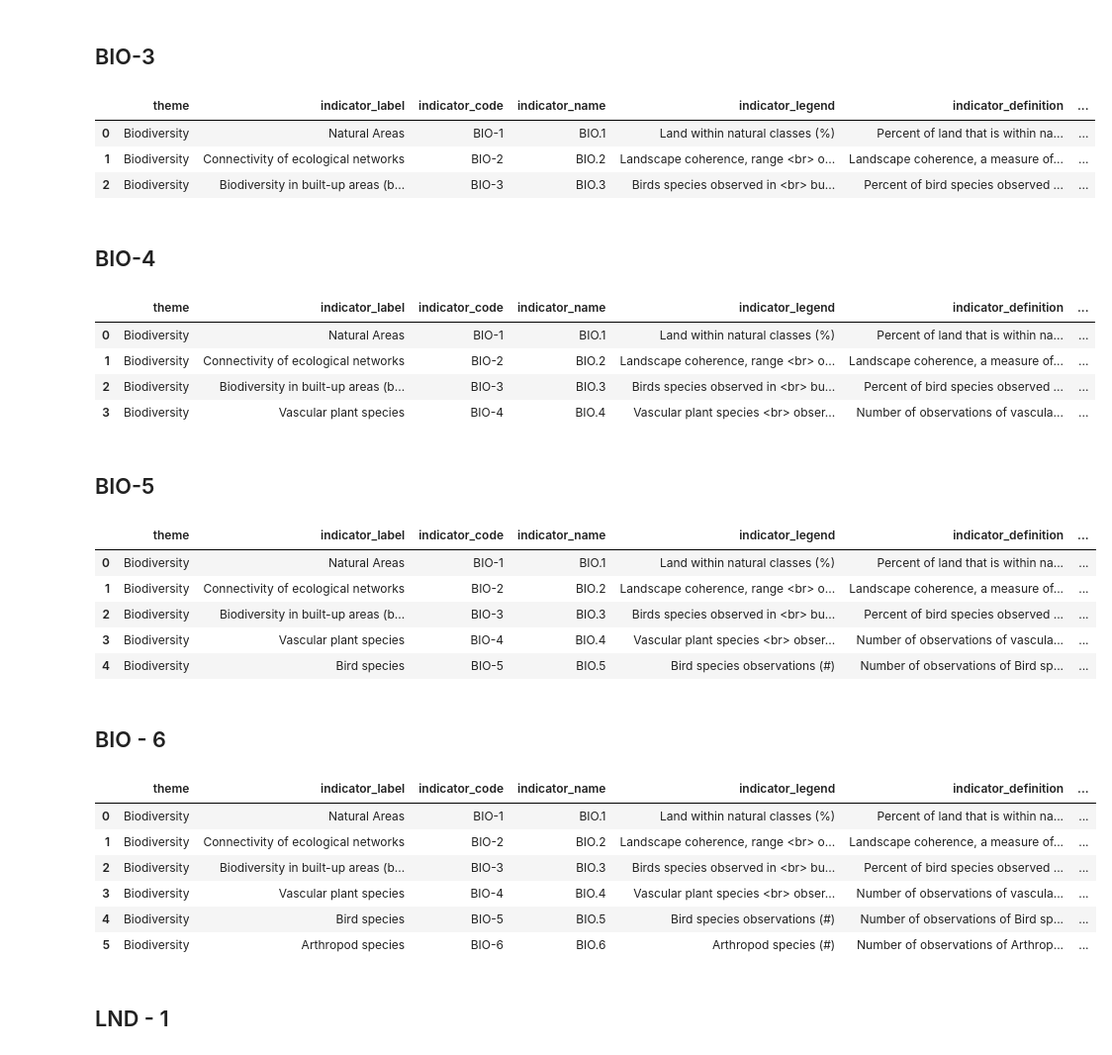
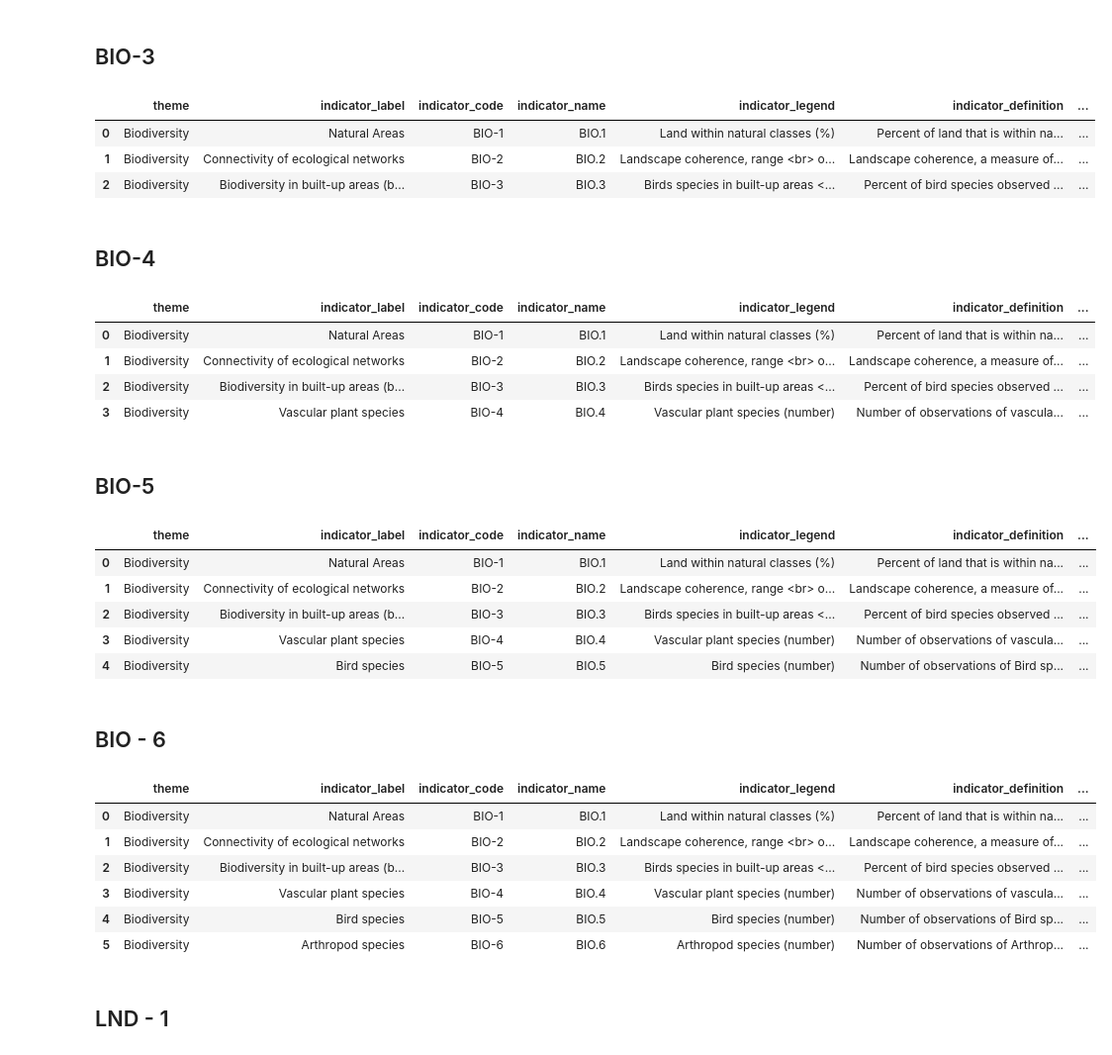
Before and after one commit to wri/cities-urbanshift, a Jupyter notebook: baseline-indicators/define-indicators.ipynb, the cells around one changed output. Shown: that part at 99% size. Saved outputs shown, nothing was run; the diff lists cells and outputs as text; code cells hidden in the pictures.

Commit message:
update indicators definition

```diff
--- a/baseline-indicators/define-indicators.ipynb
+++ b/baseline-indicators/define-indicators.ipynb
@@ -294,8 +294,9 @@ indicators_definitions_v4 = indicators_definitions_v4.append({'theme' : 'Biodive
                                                            'indicator_label' : 'Biodiversity in built-up areas (birds)',
                                                            'indicator_code' : 'BIO-3',
                                                            'indicator_name' : 'BIO.3',
-                                                           'indicator_legend': 'Birds species observed in <br> built-up areas as share of those <br> observed in all areas (%)',
-                                                           'indicator_definition' : 'Percent of bird species observed in all areas that were observed in built-up areas',
+                                                           #'indicator_legend': 'Birds species observed in <br> built-up areas as share of those <br> observed in all areas (%)',
+                                                           'indicator_legend': 'Birds species in built-up areas <br> as share of those in all areas (%)',
+                                                            'indicator_definition' : 'Percent of bird species observed in all areas that were observed in built-up areas',
                                                            'data_sources' : '<a href="https://developers.google.com/earth-engine/datasets/catalog/ESA_WorldCover_v100">ESA WorldCover</a>; <a href="https://www.gbif.org/occurrence/download/0197178-210914110416597">Global Biodiversity Information Facility</a>',
                                                            'importance' : 'Cities often include large amounts of built-up land and brownfield sites. These areas are not typically thought of as high-quality habitat, but they can support some species. This indicator reflects the ability of built-up areas to support biodiversity, using birds as an indicator group. Built-up areas include impermeable surfaces like buildings, roads, drainage channels, etc., and anthropogenic green spaces like roof gardens, roadside planting, golf courses, private gardens, cemeteries, lawns, urban parks, etc. ',
                                                            'methods' : 'The indicator is calculated as: (Number of bird species observed in built-up areas)/(number of bird species observed in all areas of city). For built-up areas we used the ESA WorldCover 2020 land-use classification for built-up land. For bird species number, we estimated the saturation levels of species-area curves as described for indicators BIO-4, BIO-5, and BIO-6, using research-grade observations of birds in the years 2016-2021 in the iNaturalist database (accessed through the Global Biodiversity Information Facility (GBIF.org 2022)) that occurred on built-up land. Note that because we lack reliable data on which species are native, our estimates probably include introduced species. '},
@@ -307,7 +308,7 @@ indicators_definitions_v4
 |  | theme | indicator_label | indicator_code | indicator_name | indicator_legend | indicator_definition | ... |
 | 0 | Biodiversity | Natural Areas | BIO-1 | BIO.1 | Land within natural classes (%) | Percent of land that is within na... | ... |
 | 1 | Biodiversity | Connectivity of ecological networks | BIO-2 | BIO.2 | Landscape coherence, range <br> o... | Landscape coherence, a measure of... | ... |
-| 2 | Biodiversity | Biodiversity in built-up areas (b... | BIO-3 | BIO.3 | Birds species observed in <br> bu... | Percent of bird species observed ... | ... |
+| 2 | Biodiversity | Biodiversity in built-up areas (b... | BIO-3 | BIO.3 | Birds species in built-up areas <... | Percent of bird species observed ... | ... |
 # %% [markdown]
 ## BIO-4
 # %%
@@ -315,6 +316,6 @@ indicators_definitions_v4 = indicators_definitions_v4.append({'theme' : 'Biodive
                                                            'indicator_label' : 'Vascular plant species',
                                                            'indicator_code' : 'BIO-4',
                                                            'indicator_name' : 'BIO.4',
-                                                           'indicator_legend': 'Vascular plant species <br> observations (#)',
+                                                           'indicator_legend': 'Vascular plant species (number)',
                                                            'indicator_definition' : 'Number of observations of vascular plants species (2016-2021) ',
                                                            'data_sources' : '<a href="https://www.gbif.org/occurrence/download/0197178-210914110416597">iNaturalist </a> ',
@@ -328,8 +329,8 @@ indicators_definitions_v4
 |  | theme | indicator_label | indicator_code | indicator_name | indicator_legend | indicator_definition | ... |
 | 0 | Biodiversity | Natural Areas | BIO-1 | BIO.1 | Land within natural classes (%) | Percent of land that is within na... | ... |
 | 1 | Biodiversity | Connectivity of ecological networks | BIO-2 | BIO.2 | Landscape coherence, range <br> o... | Landscape coherence, a measure of... | ... |
-| 2 | Biodiversity | Biodiversity in built-up areas (b... | BIO-3 | BIO.3 | Birds species observed in <br> bu... | Percent of bird species observed ... | ... |
-| 3 | Biodiversity | Vascular plant species | BIO-4 | BIO.4 | Vascular plant species <br> obser... | Number of observations of vascula... | ... |
+| 2 | Biodiversity | Biodiversity in built-up areas (b... | BIO-3 | BIO.3 | Birds species in built-up areas <... | Percent of bird species observed ... | ... |
+| 3 | Biodiversity | Vascular plant species | BIO-4 | BIO.4 | Vascular plant species (number) | Number of observations of vascula... | ... |
 # %% [markdown]
 ## BIO-5
 # %%
@@ -337,6 +338,6 @@ indicators_definitions_v4 = indicators_definitions_v4.append({'theme' : 'Biodive
                                                            'indicator_label' : 'Bird species',
                                                            'indicator_code' : 'BIO-5',
                                                            'indicator_name' : 'BIO.5',
-                                                           'indicator_legend': 'Bird species observations (#)',
+                                                           'indicator_legend': 'Bird species (number)',
                                                            'indicator_definition' : 'Number of observations of Bird species (2016-2021) ',
                                                            'data_sources' : '<a href="https://www.gbif.org/occurrence/download/0197178-210914110416597">iNaturalist </a> ',
@@ -350,9 +351,9 @@ indicators_definitions_v4
 |  | theme | indicator_label | indicator_code | indicator_name | indicator_legend | indicator_definition | ... |
 | 0 | Biodiversity | Natural Areas | BIO-1 | BIO.1 | Land within natural classes (%) | Percent of land that is within na... | ... |
 | 1 | Biodiversity | Connectivity of ecological networks | BIO-2 | BIO.2 | Landscape coherence, range <br> o... | Landscape coherence, a measure of... | ... |
-| 2 | Biodiversity | Biodiversity in built-up areas (b... | BIO-3 | BIO.3 | Birds species observed in <br> bu... | Percent of bird species observed ... | ... |
-| 3 | Biodiversity | Vascular plant species | BIO-4 | BIO.4 | Vascular plant species <br> obser... | Number of observations of vascula... | ... |
-| 4 | Biodiversity | Bird species | BIO-5 | BIO.5 | Bird species observations (#) | Number of observations of Bird sp... | ... |
+| 2 | Biodiversity | Biodiversity in built-up areas (b... | BIO-3 | BIO.3 | Birds species in built-up areas <... | Percent of bird species observed ... | ... |
+| 3 | Biodiversity | Vascular plant species | BIO-4 | BIO.4 | Vascular plant species (number) | Number of observations of vascula... | ... |
+| 4 | Biodiversity | Bird species | BIO-5 | BIO.5 | Bird species (number) | Number of observations of Bird sp... | ... |
 # %% [markdown]
 ## BIO - 6
 # %%
@@ -360,6 +361,6 @@ indicators_definitions_v4 = indicators_definitions_v4.append({'theme' : 'Biodive
                                                            'indicator_label' : 'Arthropod species',
                                                            'indicator_code' : 'BIO-6',
                                                            'indicator_name' : 'BIO.6',
-                                                           'indicator_legend': 'Arthropod species (#)',
+                                                           'indicator_legend': 'Arthropod species (number)',
                                                            'indicator_definition' : 'Number of observations of Arthropod species (2016-2021) ',
                                                            'data_sources' : '<a href="https://www.gbif.org/occurrence/download/0197467-210914110416597">iNaturalist </a> ',
@@ -367,16 +368,16 @@ indicators_definitions_v4 = indicators_definitions_v4.append({'theme' : 'Biodive
                                                            'methods' : 'We estimated species richness by estimating the saturation level of species-saturation curves using individual crowdsourced observations as our effort unit. The estimated counts are the mean saturation levels of 100 species-saturation curves, each generated by randomizing the order of all research-grade iNaturalist observations of the Aves, Tracheophyta and Arthropoda taxa in the years 2016-2021. Only species’ observations with enough data to generate species-saturation curves are considered for estimating species’ richness. We use the SAC curve-fitting approach because it is impossible to conduct an exhaustive survey of all species present even in the indicator taxa. However, our reliance on crowdsourced species observations introduces serious limitations, mostly stemming from an inherent bias toward observations in heavily populated or frequently visited locations. Note also that the Singapore Index Indicators 4-6 require calculation of changes in species number. Our species-number estimates are based on the most recent five full years of observation data, and data from more than five years ago are sparser. We therefore can only provide baseline species numbers. Calculation of these indicator scores will require revisiting species-number estimation in several years’ time. '},
                                                           ignore_index = True)
 
 
 indicators_definitions_v4
 # %% [output]
 |  | theme | indicator_label | indicator_code | indicator_name | indicator_legend | indicator_definition | ... |
 | 0 | Biodiversity | Natural Areas | BIO-1 | BIO.1 | Land within natural classes (%) | Percent of land that is within na... | ... |
 | 1 | Biodiversity | Connectivity of ecological networks | BIO-2 | BIO.2 | Landscape coherence, range <br> o... | Landscape coherence, a measure of... | ... |
-| 2 | Biodiversity | Biodiversity in built-up areas (b... | BIO-3 | BIO.3 | Birds species observed in <br> bu... | Percent of bird species observed ... | ... |
-| 3 | Biodiversity | Vascular plant species | BIO-4 | BIO.4 | Vascular plant species <br> obser... | Number of observations of vascula... | ... |
-| 4 | Biodiversity | Bird species | BIO-5 | BIO.5 | Bird species observations (#) | Number of observations of Bird sp... | ... |
-| 5 | Biodiversity | Arthropod species | BIO-6 | BIO.6 | Arthropod species (#) | Number of observations of Arthrop... | ... |
+| 2 | Biodiversity | Biodiversity in built-up areas (b... | BIO-3 | BIO.3 | Birds species in built-up areas <... | Percent of bird species observed ... | ... |
+| 3 | Biodiversity | Vascular plant species | BIO-4 | BIO.4 | Vascular plant species (number) | Number of observations of vascula... | ... |
+| 4 | Biodiversity | Bird species | BIO-5 | BIO.5 | Bird species (number) | Number of observations of Bird sp... | ... |
+| 5 | Biodiversity | Arthropod species | BIO-6 | BIO.6 | Arthropod species (number) | Number of observations of Arthrop... | ... |
 # %% [markdown]
 ## LND - 1
 # %%
```
Also changed, not shown: parts of 13 cells of this notebook.
